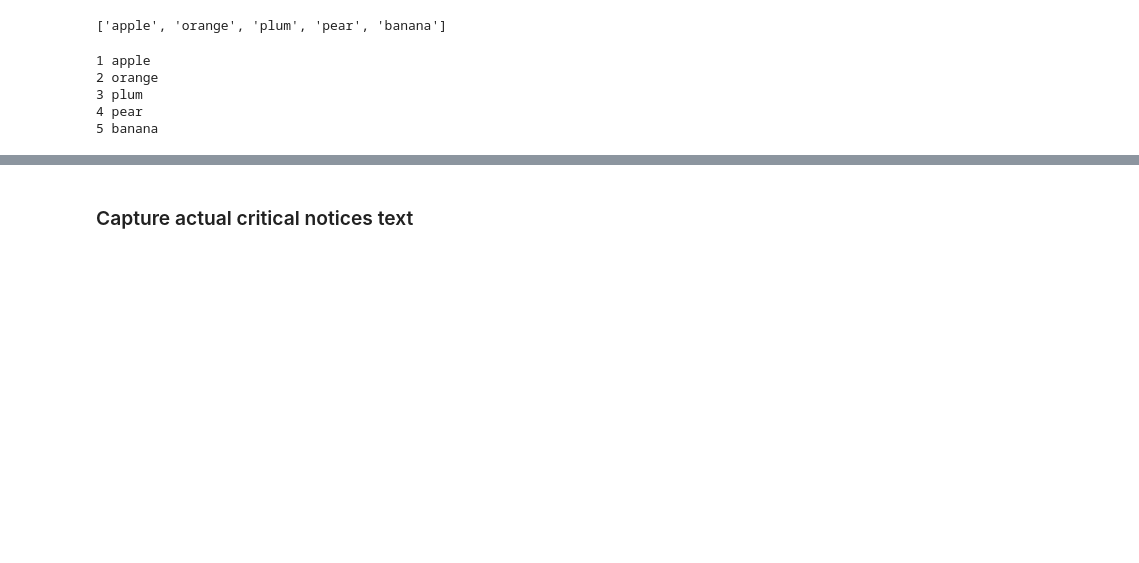
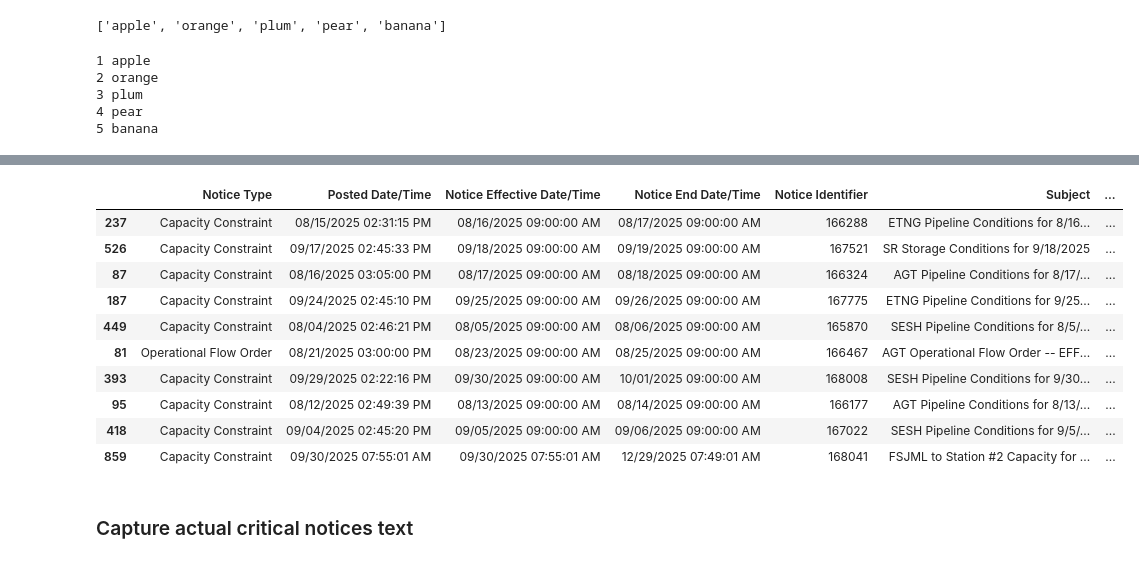
Before and after one commit to sandeepmj/2025-advanced-scraping, a Jupyter notebook: wk1-static-urls-DEMO.ipynb, the cells around one changed output, grey strips where cells are left out. Cells and saved outputs as stored; diff of their text form; code cells hidden in the pictures; blank space fills up the shorter version.

```diff
--- a/wk1-static-urls-DEMO.ipynb
+++ b/wk1-static-urls-DEMO.ipynb
@@ -421,3 +470,17 @@ print(f"Done scraping all units")
+# %%
+df.sample(10)
+# %% [output]
+|  | Notice Type | Posted Date/Time | Notice Effective Date/Time | Notice End Date/Time | Notice Identifier | Subject | ... |
+| 237 | Capacity Constraint | 08/15/2025 02:31:15 PM | 08/16/2025 09:00:00 AM | 08/17/2025 09:00:00 AM | 166288 | ETNG Pipeline Conditions for 8/16... | ... |
+| 526 | Capacity Constraint | 09/17/2025 02:45:33 PM | 09/18/2025 09:00:00 AM | 09/19/2025 09:00:00 AM | 167521 | SR Storage Conditions for 9/18/2025 | ... |
+| 87 | Capacity Constraint | 08/16/2025 03:05:00 PM | 08/17/2025 09:00:00 AM | 08/18/2025 09:00:00 AM | 166324 | AGT Pipeline Conditions for 8/17/... | ... |
+| 187 | Capacity Constraint | 09/24/2025 02:45:10 PM | 09/25/2025 09:00:00 AM | 09/26/2025 09:00:00 AM | 167775 | ETNG Pipeline Conditions for 9/25... | ... |
+| 449 | Capacity Constraint | 08/04/2025 02:46:21 PM | 08/05/2025 09:00:00 AM | 08/06/2025 09:00:00 AM | 165870 | SESH Pipeline Conditions for 8/5/... | ... |
+| 81 | Operational Flow Order | 08/21/2025 03:00:00 PM | 08/23/2025 09:00:00 AM | 08/25/2025 09:00:00 AM | 166467 | AGT Operational Flow Order -- EFF... | ... |
+| 393 | Capacity Constraint | 09/29/2025 02:22:16 PM | 09/30/2025 09:00:00 AM | 10/01/2025 09:00:00 AM | 168008 | SESH Pipeline Conditions for 9/30... | ... |
+| 95 | Capacity Constraint | 08/12/2025 02:49:39 PM | 08/13/2025 09:00:00 AM | 08/14/2025 09:00:00 AM | 166177 | AGT Pipeline Conditions for 8/13/... | ... |
+| 418 | Capacity Constraint | 09/04/2025 02:45:20 PM | 09/05/2025 09:00:00 AM | 09/06/2025 09:00:00 AM | 167022 | SESH Pipeline Conditions for 9/5/... | ... |
+| 859 | Capacity Constraint | 09/30/2025 07:55:01 AM | 09/30/2025 07:55:01 AM | 12/29/2025 07:49:01 AM | 168041 | FSJML to Station #2 Capacity for ... | ... |
 # %% [markdown]
 ### Capture actual critical notices text
 # %%
```
Also changed, not shown: parts of 14 cells of this notebook.
